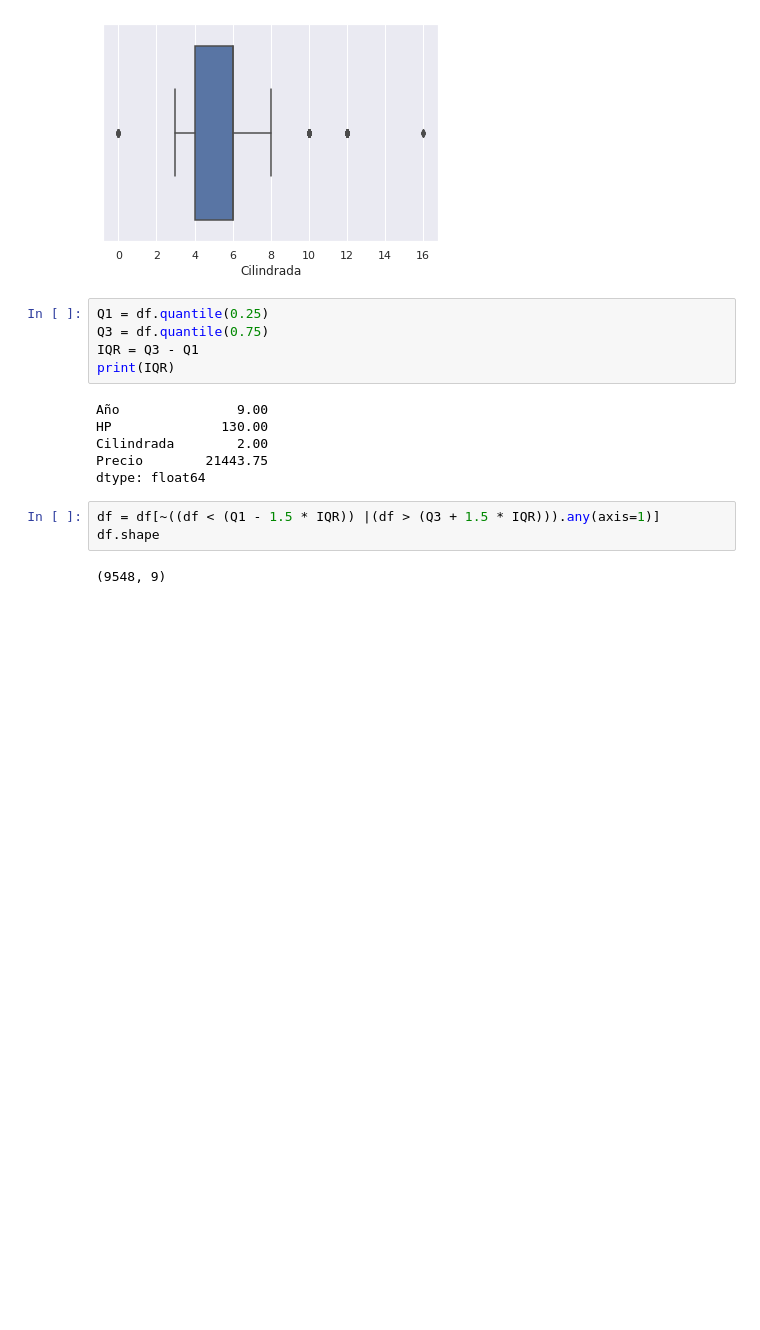
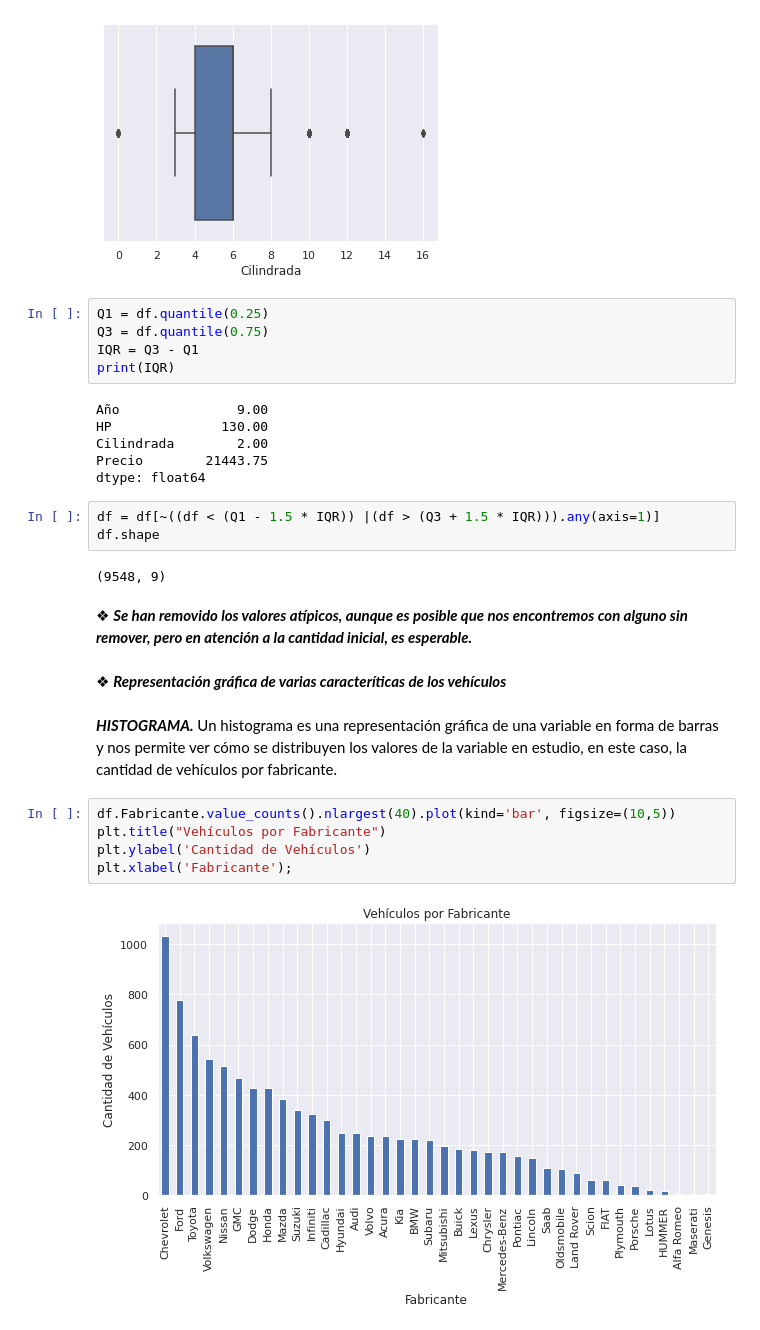
Before and after one commit to carlosthieme/sustantiva, a Jupyter notebook: Proyecto_Final_Sustantiva.ipynb, the cells around one changed output. Saved outputs shown, nothing was run; the diff lists cells and outputs as text; blank space fills up the shorter version.

```diff
--- a/Proyecto_Final_Sustantiva.ipynb
+++ b/Proyecto_Final_Sustantiva.ipynb
@@ -245,3 +247,16 @@ df = df[~((df < (Q1 - 1.5 * IQR)) |(df > (Q3 + 1.5 * IQR))).any(axis=1)]
 df.shape
 # %% [output]
 (9548, 9)
+# %% [markdown]
+❖ ***Se han removido los valores atípicos, aunque es posible que nos encontremos con alguno sin remover, pero en atención a la cantidad inicial, es esperable.***
+# %% [markdown]
+❖ ***Representación gráfica de varias caracteríticas de los vehículos***
+# %% [markdown]
+ ***HISTOGRAMA.*** Un histograma es una representación gráfica de una variable en forma de barras y nos permite ver cómo se distribuyen los valores de la variable en estudio, en este caso, la cantidad de vehículos por fabricante.
+# %%
+df.Fabricante.value_counts().nlargest(40).plot(kind='bar', figsize=(10,5))
+plt.title("Vehículos por Fabricante")
+plt.ylabel('Cantidad de Vehículos')
+plt.xlabel('Fabricante');
+# %% [output]
+[figure, added]
```
Also changed, not shown: parts of 3 cells of this notebook.
